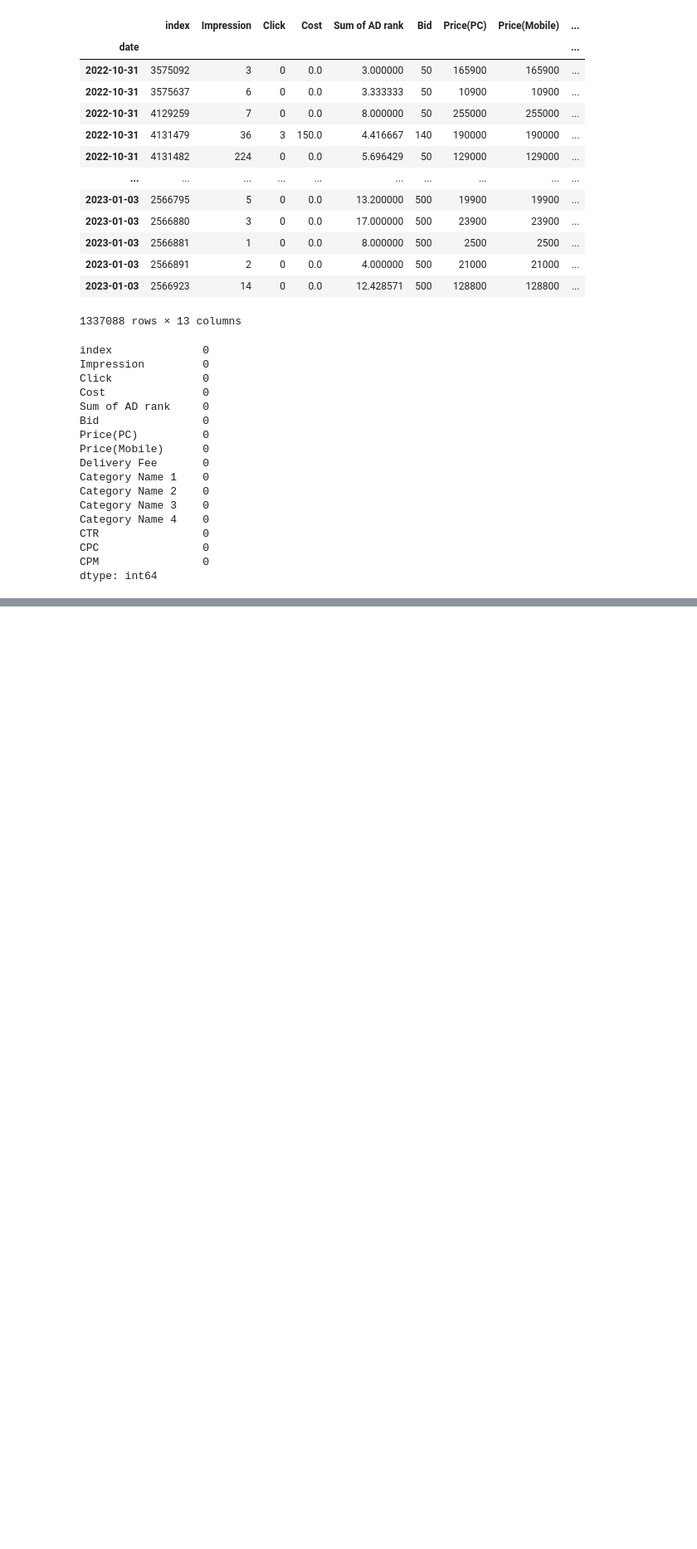
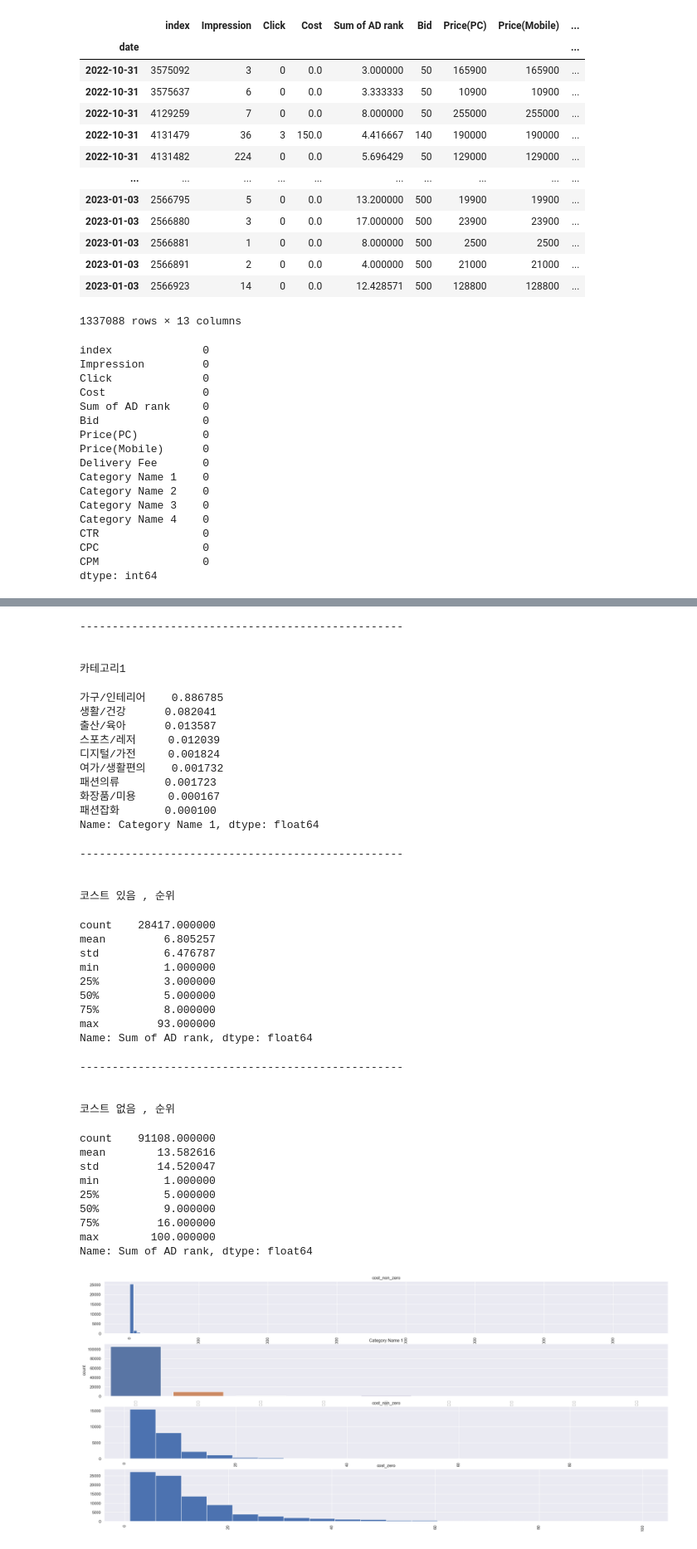
Before and after one commit to jaeseung11/A1_performance_factory_Aveners, a Jupyter notebook: sbk/bidding_data.ipynb, the cells around one changed output, grey strips where cells are left out. Shown at 83% size. Drawn from its saved outputs; the diff is of its cells as text; code cells hidden in the pictures; blank space fills up the shorter version.

```diff
--- a/sbk/bidding_data.ipynb
+++ b/sbk/bidding_data.ipynb
@@ -104,0 +369,3 @@ dtype: int64
+# %%
+price_Analysis(price_10_15)
+# %% [output]
@@ -104,0 +398,41 @@ dtype: int64
+--------------------------------------------------
+
+
+카테고리1
+가구/인테리어    0.886785
+생활/건강      0.082041
+출산/육아      0.013587
+스포츠/레저     0.012039
+디지털/가전     0.001824
+여가/생활편의    0.001732
+패션의류       0.001723
+화장품/미용     0.000167
+패션잡화       0.000100
+Name: Category Name 1, dtype: float64
+--------------------------------------------------
+
+
+코스트 있음 , 순위
+count    28417.000000
+mean         6.805257
+std          6.476787
+min          1.000000
+25%          3.000000
+50%          5.000000
+75%          8.000000
+max         93.000000
+Name: Sum of AD rank, dtype: float64
+--------------------------------------------------
+
+
+코스트 없음 , 순위
+count    91108.000000
+mean        13.582616
+std         14.520047
+min          1.000000
+25%          5.000000
+50%          9.000000
+75%         16.000000
+max        100.000000
+Name: Sum of AD rank, dtype: float64
+[figure, added]
```
Also changed, not shown: parts of 57 cells of this notebook.
